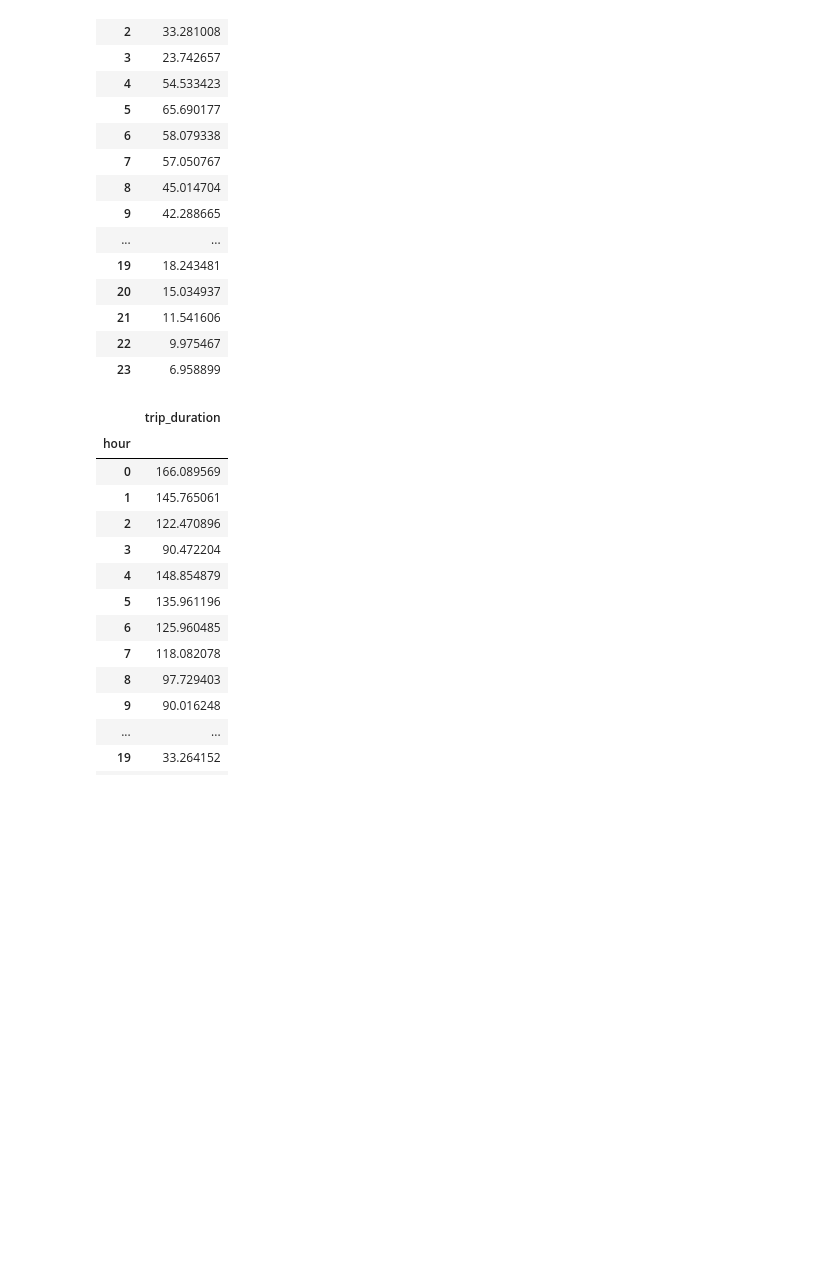
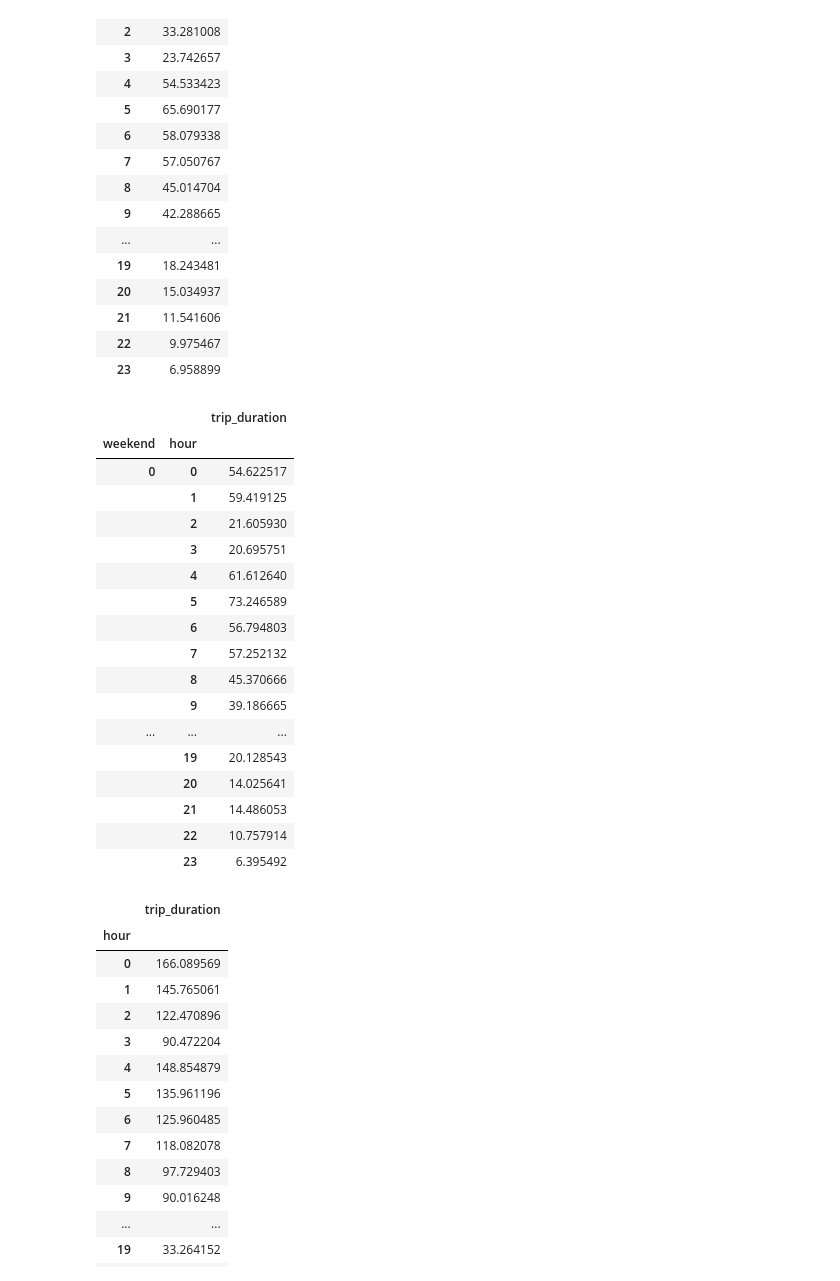
Before and after one commit to ey96/DataScienceBikesharing, a Jupyter notebook: notebooks/Task 1 - Exploration and Description.ipynb, the cells around one changed output. Saved outputs shown, nothing was run; the diff lists cells and outputs as text; code cells hidden in the pictures; blank space fills up the shorter version.

```diff
--- a/notebooks/Task 1 - Exploration and Description.ipynb
+++ b/notebooks/Task 1 - Exploration and Description.ipynb
@@ -336,4 +351,27 @@ df_final.groupby(['hour']).mean()[["trip_duration"]]
 | 21 | 11.541606 |
 | 22 | 9.975467 |
 | 23 | 6.958899 |
+# %%
+# Means per hour
+# distinguish between weekend and workday
+df_final.groupby(['weekend','hour']).mean()[["trip_duration"]]
+# %% [output]
+|  |  | trip_duration |
+| weekend | hour |  |
+| 0 | 0 | 54.622517 |
+|  | 1 | 59.419125 |
+|  | 2 | 21.605930 |
+|  | 3 | 20.695751 |
+|  | 4 | 61.612640 |
+|  | 5 | 73.246589 |
+|  | 6 | 56.794803 |
+|  | 7 | 57.252132 |
+|  | 8 | 45.370666 |
+|  | 9 | 39.186665 |
+| ... | ... | ... |
+|  | 19 | 20.128543 |
+|  | 20 | 14.025641 |
+|  | 21 | 14.486053 |
+|  | 22 | 10.757914 |
+|  | 23 | 6.395492 |
 # %%
```
Also changed, not shown: parts of 14 cells of this notebook, 2 other files.
